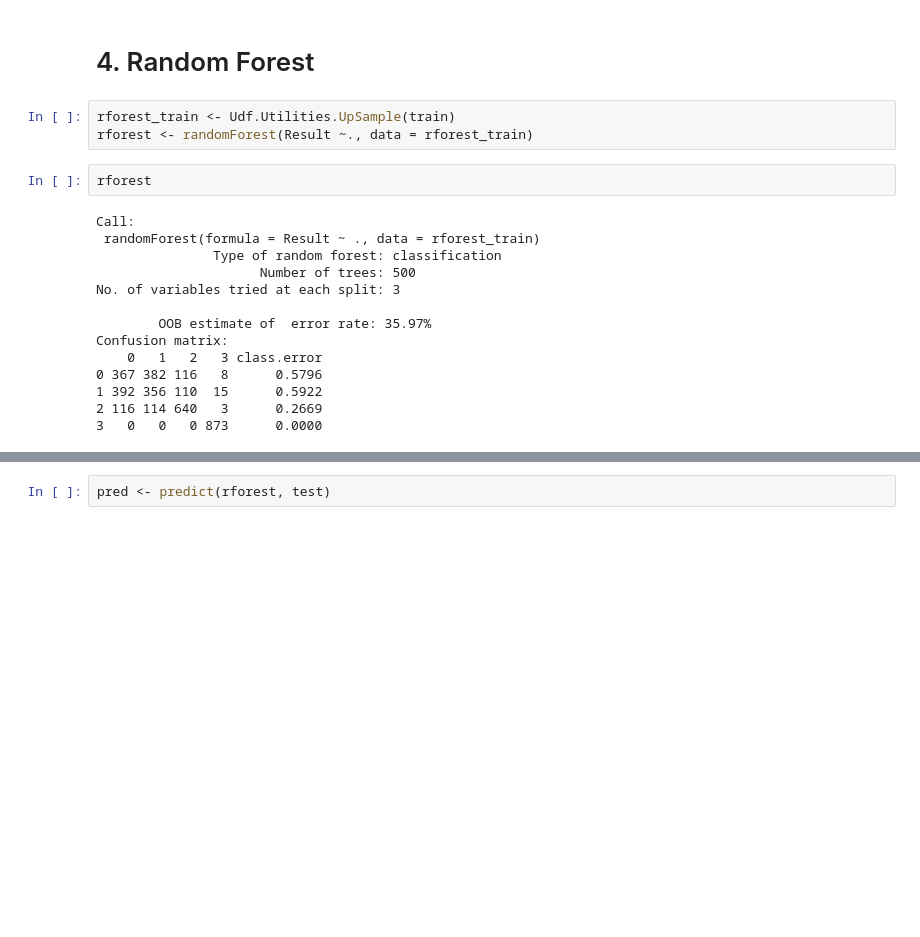
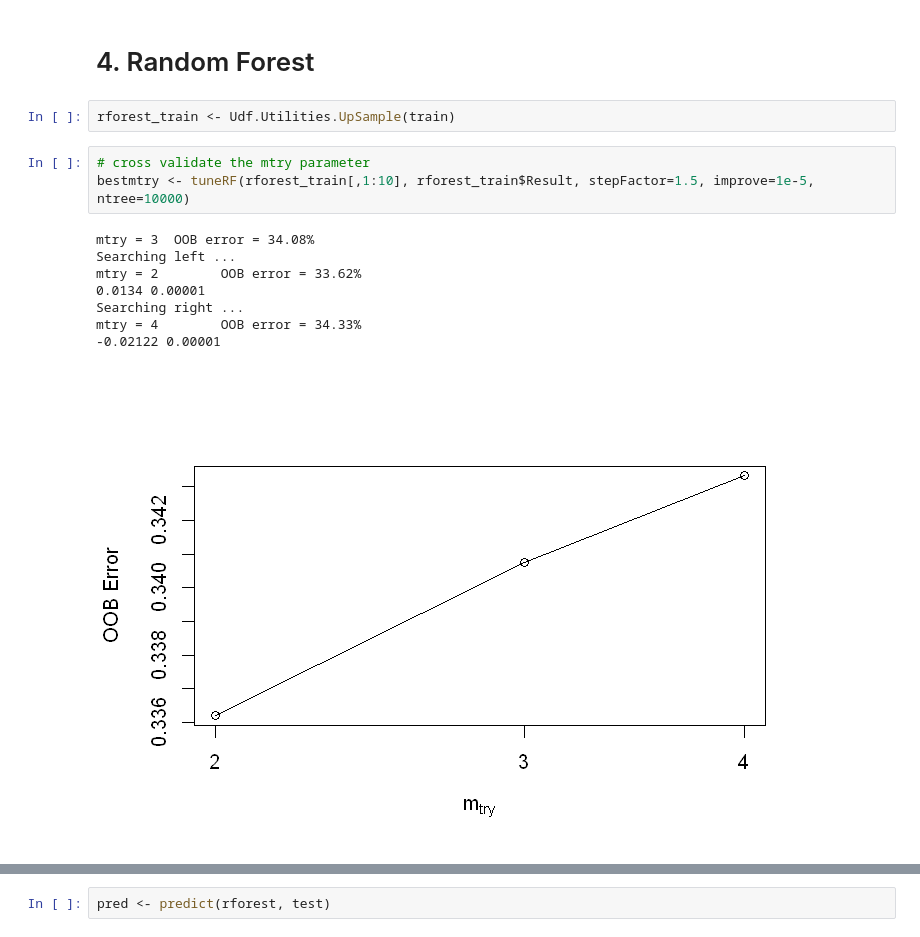
Before and after one commit to codeBehindMe/ADLA3, a Jupyter notebook: groupG.ipynb, the cells around one changed output, grey strips where cells are left out. Cells and saved outputs as stored; diff of their text form; blank space fills up the shorter version.

```diff
--- a/groupG.ipynb
+++ b/groupG.ipynb
@@ -483,20 +596,15 @@ Balanced Accuracy       0.518    0.511   0.5203   0.4832
 # 4. Random Forest
 # %%
 rforest_train <- Udf.Utilities.UpSample(train)
-rforest <- randomForest(Result ~., data = rforest_train)
-# %%
-rforest
-# %% [output]
-Call:
- randomForest(formula = Result ~ ., data = rforest_train)
-               Type of random forest: classification
-                     Number of trees: 500
-No. of variables tried at each split: 3
-
-        OOB estimate of  error rate: 35.97%
-Confusion matrix:
-    0   1   2   3 class.error
-0 367 382 116   8      0.5796
-1 392 356 110  15      0.5922
-2 116 114 640   3      0.2669
-3   0   0   0 873      0.0000
+# %%
+# cross validate the mtry parameter
+bestmtry <- tuneRF(rforest_train[,1:10], rforest_train$Result, stepFactor=1.5, improve=1e-5, ntree=10000)
+# %% [output]
+mtry = 3  OOB error = 34.08%
+Searching left ...
+mtry = 2        OOB error = 33.62%
+0.0134 0.00001
+Searching right ...
+mtry = 4        OOB error = 34.33%
+-0.02122 0.00001
+[figure, added]
```
Also changed, not shown: parts of 21 cells of this notebook.
